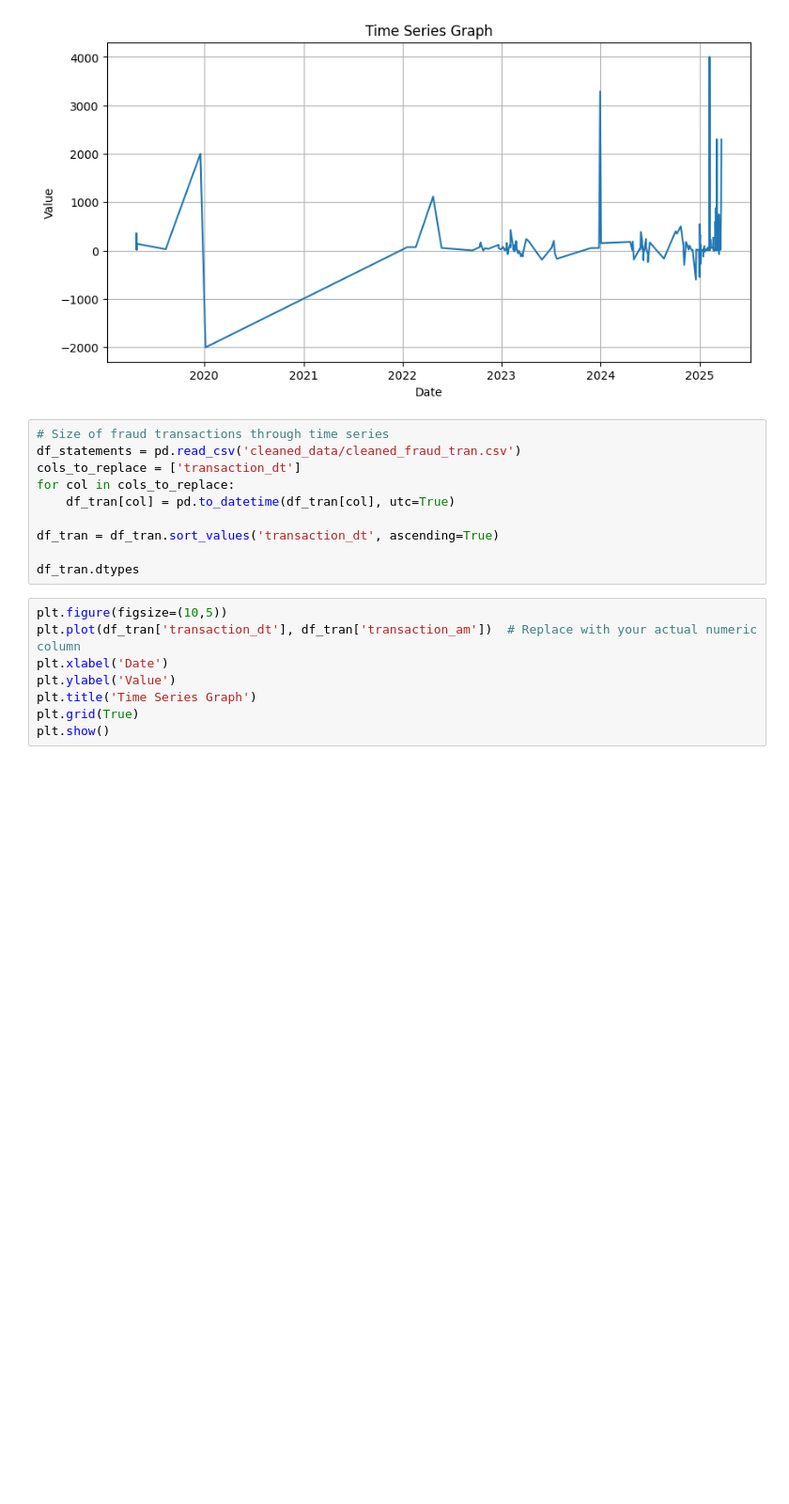
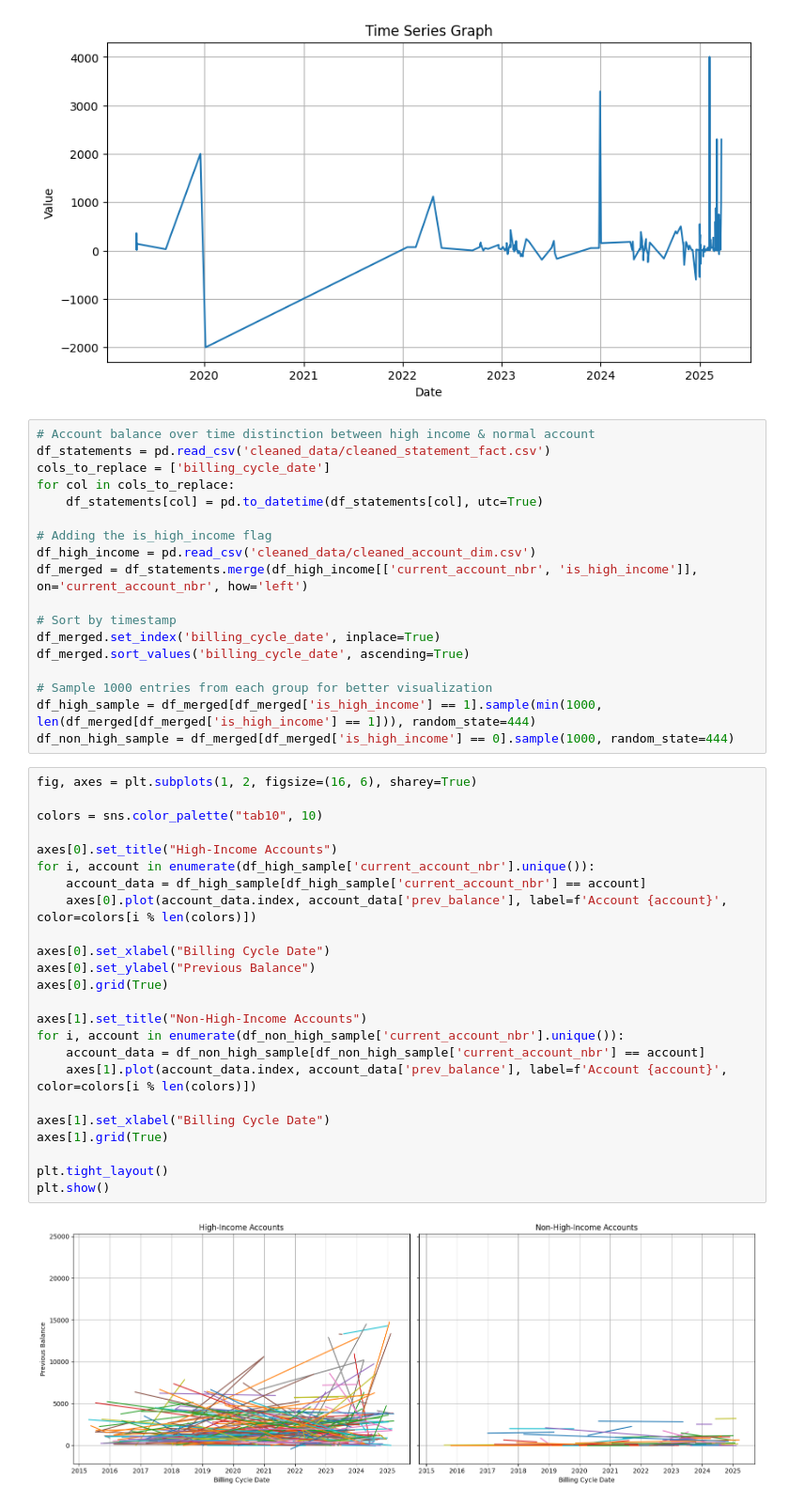
Before and after one commit to hazelLu6/synchrony-datathon-2025-alt-f4, a Jupyter notebook: time_series_analysis.ipynb, the cells around one changed output. Shown: that part at 94% size. Drawn from its saved outputs; the diff is of its cells as text; blank space fills up the shorter version.

Commit message:
added time series comparison on account balance

```diff
--- a/time_series_analysis.ipynb
+++ b/time_series_analysis.ipynb
@@ -62,21 +62,47 @@ plt.grid(True)
 plt.show()
 # %% [output]
 [figure]
-# %%
-# Size of fraud transactions through time series
-df_statements = pd.read_csv('cleaned_data/cleaned_fraud_tran.csv')
-cols_to_replace = ['transaction_dt']
-for col in cols_to_replace:
-    df_tran[col] = pd.to_datetime(df_tran[col], utc=True)
-
-df_tran = df_tran.sort_values('transaction_dt', ascending=True)
-
-df_tran.dtypes
-# %%
-plt.figure(figsize=(10,5))
-plt.plot(df_tran['transaction_dt'], df_tran['transaction_am'])  # Replace with your actual numeric column
-plt.xlabel('Date')
-plt.ylabel('Value')
-plt.title('Time Series Graph')
-plt.grid(True)
-plt.show()
+# %%
+# Account balance over time distinction between high income & normal account
+df_statements = pd.read_csv('cleaned_data/cleaned_statement_fact.csv')
+cols_to_replace = ['billing_cycle_date']
+for col in cols_to_replace:
+    df_statements[col] = pd.to_datetime(df_statements[col], utc=True)
+
+# Adding the is_high_income flag
+df_high_income = pd.read_csv('cleaned_data/cleaned_account_dim.csv')
+df_merged = df_statements.merge(df_high_income[['current_account_nbr', 'is_high_income']], on='current_account_nbr', how='left')
+
+# Sort by timestamp
+df_merged.set_index('billing_cycle_date', inplace=True)
+df_merged.sort_values('billing_cycle_date', ascending=True)
+
+# Sample 1000 entries from each group for better visualization
+df_high_sample = df_merged[df_merged['is_high_income'] == 1].sample(min(1000, len(df_merged[df_merged['is_high_income'] == 1])), random_state=444)
+df_non_high_sample = df_merged[df_merged['is_high_income'] == 0].sample(1000, random_state=444)
+# %%
+fig, axes = plt.subplots(1, 2, figsize=(16, 6), sharey=True)
+
+colors = sns.color_palette("tab10", 10)
+
+axes[0].set_title("High-Income Accounts")
+for i, account in enumerate(df_high_sample['current_account_nbr'].unique()):
+    account_data = df_high_sample[df_high_sample['current_account_nbr'] == account]
+    axes[0].plot(account_data.index, account_data['prev_balance'], label=f'Account {account}', color=colors[i % len(colors)])
+
+axes[0].set_xlabel("Billing Cycle Date")
+axes[0].set_ylabel("Previous Balance")
+axes[0].grid(True)
+
+axes[1].set_title("Non-High-Income Accounts")
+for i, account in enumerate(df_non_high_sample['current_account_nbr'].unique()):
+    account_data = df_non_high_sample[df_non_high_sample['current_account_nbr'] == account]
+    axes[1].plot(account_data.index, account_data['prev_balance'], label=f'Account {account}', color=colors[i % len(colors)])
+
+axes[1].set_xlabel("Billing Cycle Date")
+axes[1].grid(True)
+
+plt.tight_layout()
+plt.show()
+# %% [output]
+[figure, added]
```
Also changed, not shown: 1 other file.
